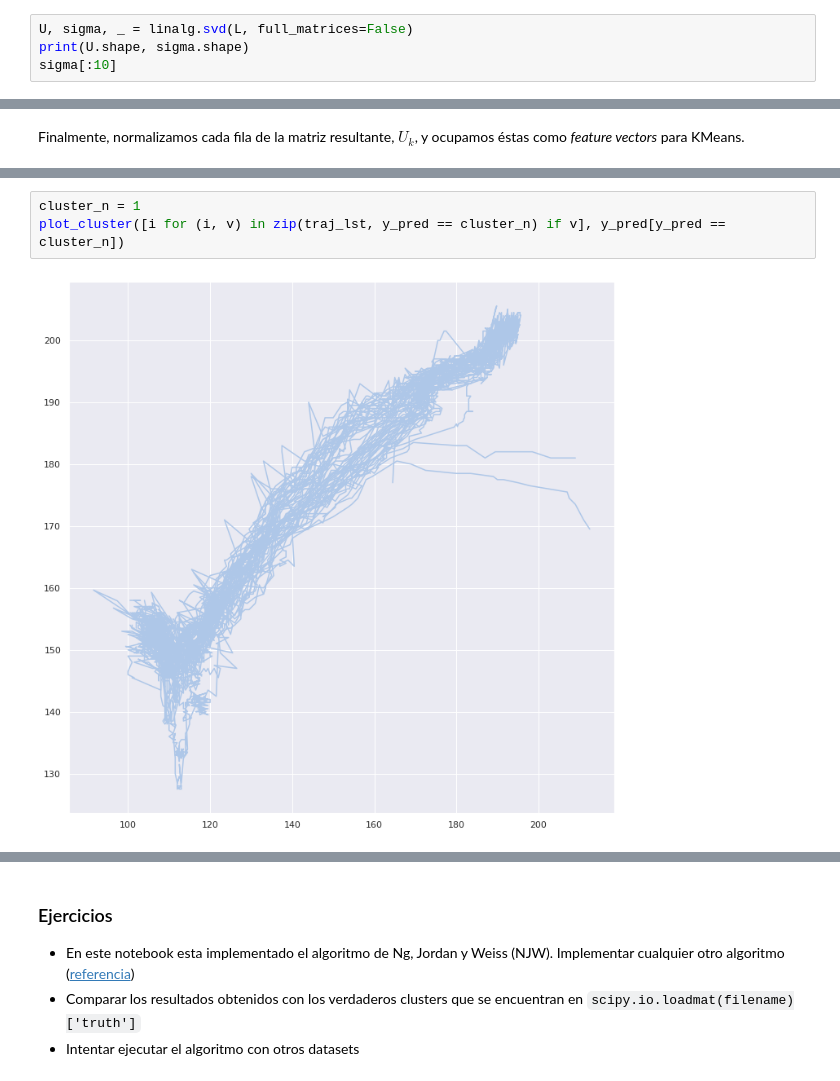
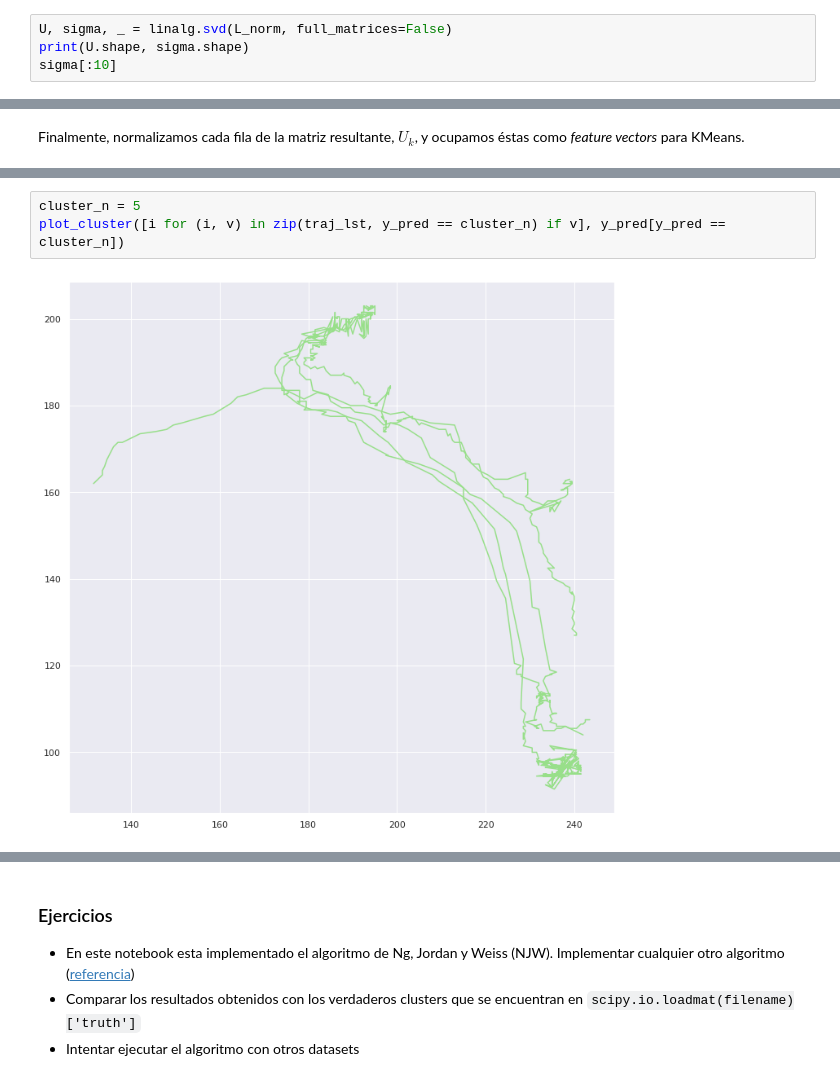
Before and after one commit to fjme95/Image-Denoising, a Jupyter notebook: 5_Spectral_Clustering.ipynb, the cells around one changed output, grey strips where cells are left out. Drawn from its saved outputs; the diff is of its cells as text.

```diff
--- a/5_Spectral_Clustering.ipynb
+++ b/5_Spectral_Clustering.ipynb
@@ -157,7 +160,7 @@ $L = U~\Sigma~V^T$.
 
 Los eigenvectores van son las columnas de $U$.
 # %%
-U, sigma, _ = linalg.svd(L, full_matrices=False)
+U, sigma, _ = linalg.svd(L_norm, full_matrices=False)
 print(U.shape, sigma.shape)
 sigma[:10]
 # %% [output]
@@ -196,5 +198,5 @@ plot_cluster(traj_lst, y_pred)
 # %%
-cluster_n = 1
+cluster_n = 5
 plot_cluster([i for (i, v) in zip(traj_lst, y_pred == cluster_n) if v], y_pred[y_pred == cluster_n])
 # %% [output]
-[figure, old version]
+[figure, new version]
```
Also changed, not shown: parts of 9 cells of this notebook.
